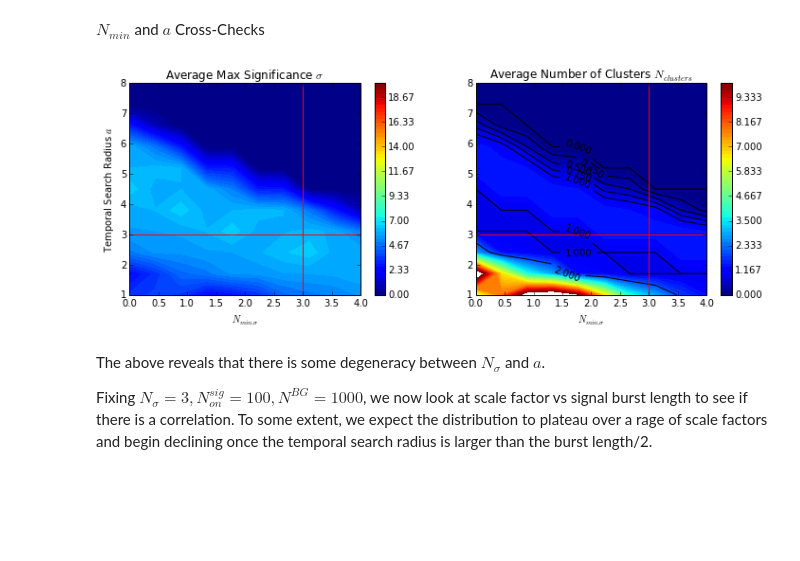
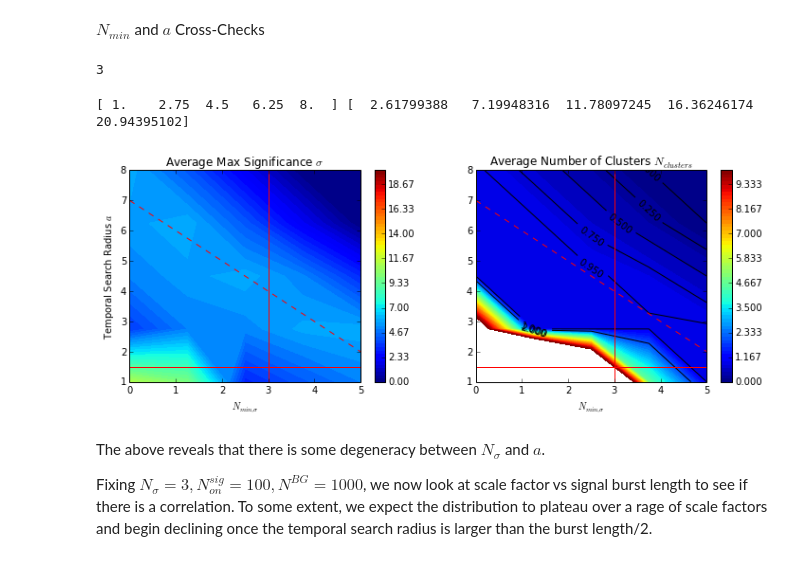
Before and after one commit to erccarls/time_var, a Jupyter notebook: Time_Var_DBSCAN/run_MC.ipynb, the cells around one changed output. Cells and saved outputs as stored; diff of their text form; code cells hidden in the pictures; blank space fills up the shorter version.

```diff
--- a/Time_Var_DBSCAN/run_MC.ipynb
+++ b/Time_Var_DBSCAN/run_MC.ipynb
@@ -21,8 +21,9 @@ import cPickle as pickle, numpy as np, matplotlib.pyplot as plt
 import psf# Module for gaussian PSF convolution
 
 # Universal Simulation Parameters
-sizeX,sizeY,sizeT = 5.,5.,48. # Define box size
-N_bg = 1000 # Number of background events to be distributed randomly
+sizeX,sizeY,sizeT = 10.,10.,48. # Define box size
+dens = 20 #dens/sq deg
+N_bg = dens*sizeX*sizeY # Number of background events to be distributed randomly
 r_68 = 1.0 # Spatial PSF size in degrees
 numProcs = 12 # How many CPU to use
 
@@ -81,10 +82,13 @@ Let us begin to answer these quesetions by simulating a source with \\(t_{burst}
 # %%
 import DBSCAN,MCSTATS,dbscan_indexed
 numSims = 6# number of simulations for each MC
-aList = np.logspace(0,1,20) # Scan search radius from 1-48 months.
-N_sigList = range(0,101,25)
-burst_Time = 4. # temporal length of source in months
-N_bg=1000
+#aList = np.logspace(0,1,20) # Scan search radius from 1-48 months.
+#N_sigList = range(0,101,25)
+
+aList = np.logspace(0,1,8) # Scan search radius from 1-48 months.
+N_sigList = range(0,101,33)
+
+burst_Time = 6. # temporal length of source in months
 
 reload(MCSTATS)
 reload(DBSCAN)
@@ -92,7 +96,7 @@ reload(DBSCAN)
 MS,MC = [],[]
 
 for N_sig in N_sigList:
-    mcSims=[RunSim(N_sig_on=N_sig,N_sig_off=0,t_burst=burst_Time) for i in range(numSims)]
+    mcSims=[RunSim(N_sig_on=N_sig,N_sig_off=0,t_burst=burst_Time) for k in range(numSims)]
     dbscanResults,sigs = [],[]
 
     for a in aList:
@@ -103,7 +107,7 @@ for N_sig in N_sigList:
         if nMin<3.: nMin=3 # If the number of events is less than three, DBSCAN won't work very well....
 
         # Send results to DBSCAN.  timeScale tells DBSCAN to multiply the times by the argument.
-        scan = MCSTATS.DBSCAN_Compute_Clusters(mcSims, eps=r_68,min_samples=nMin, timeScale=r_68/a,numProcs=numProcs,plot=False)
+        scan = MCSTATS.DBSCAN_Compute_Clusters(mcSims, eps=r_68,min_samples=nMin, timeScale=float(r_68)/a,numProcs=numProcs,plot=False)
 
         dbscanResults.append(scan)
         # Use annulus method here.
@@ -233,13 +244,11 @@ t_burst, a_max  5.0 3.5938136638
 \\(N_{min}\\) and \\(a\\) Cross-Checks
 # %%
 numSims = 6 # number of simulations for each MC
-burst = 6
-aList = np.linspace(1,8,11) # scale factors to scan over
-nMinSigmas = np.linspace(0,4,10)
+burst = 3
+aList = np.linspace(1,8,5) # scale factors to scan over
+nMinSigmas = np.linspace(0,5,5)
 
-N_bg=1000
-
-mcSims=[RunSim(N_sig_on=100,t_burst=burst, N_sig_off =0 ) for i in range(numSims)]
+mcSims=[RunSim(N_sig_on=50,t_burst=burst, N_sig_off =0 ) for l in range(numSims)]
 MS,MC = np.zeros(shape=(len(aList), len(nMinSigmas))) ,np.zeros(shape=(len(aList), len(nMinSigmas)) )
 
 
@@ -248,14 +257,16 @@ for i in range(len(aList)):
         dbscanResults,sigs = [],[]
 
         bgDensity = N_bg/(sizeX*sizeY) # 2d mean background density
-        expBG     = bgDensity*np.pi*r_68**2 * (2*aList[i]/sizeT) # expected number of events in a cylinder of height 2a
+        expBG     = bgDensity*np.pi*r_68**2 * (2*aList[i]/float(sizeT)) # expected number of events in a cylinder of height 2a
         #print "Search Radius=", a, " expected BG=", expBG , " TotalBG =", bgDensity*np.pi*r_68**2
         nMin = expBG + nMinSigmas[j]*np.sqrt(expBG)
+
         if nMin<3.:
             nMin=3# If the number of events is less than three, DBSCAN won't work very well....
             print nMin
 
         scan = MCSTATS.DBSCAN_Compute_Clusters(mcSims, eps=r_68,min_samples=nMin, timeScale=r_68/aList[i],numProcs=numProcs,plot=False)
+
         dbscanResults.append(scan)
         #sigs.append(MCSTATS.Cluster_Sigs_3d_Annulus(scan,mcSims,inner=1.25,outer=2.0))
         sigs.append(MCSTATS.Cluster_Sigs_BG_3d(scan,BGDensity=N_bg/float(sizeX*sizeY), totalTime = sizeT))
@@ -269,31 +280,42 @@ for i in range(len(aList)):
                     avgSig += np.max(s)
         MC[i][j] = count/float(len(a))
         MS[i][j] = avgSig/float(len(a))
+# %% [output]
+3
 # %%
 plt.figure(0,figsize=(12,4))
 plt.subplot(121)
 cs = plt.contourf(nMinSigmas,aList,MS,levels=np.linspace(0,20,61))
 plt.xlabel(r'$N_{min,\sigma}$')
 plt.ylabel(r'Temporal Search Radius $a$')
 cbar = plt.colorbar(cs)
 plt.axvline(3,c='r')
 plt.axhline(burst/2.,c='r')
+plt.plot(nMinSigmas,7-nMinSigmas,c='r',ls='--')
 plt.title('Average Max Significance $\sigma$')
 
 plt.subplot(122)
 cs = plt.contourf(nMinSigmas,aList,MC,levels=np.linspace(0,10,61))
 cbar = plt.colorbar(cs)
-cs = plt.contour(nMinSigmas,aList,MC,levels=[0,0.25,0.5,.75,1,2],colors='k')
+cs = plt.contour(nMinSigmas,aList,MC,levels=[0,0.25,0.5,.75,.95,1,2],colors='k')
+
 plt.clabel(cs)
 
 plt.axvline(3,c='r')
 plt.axhline(burst/2.,c='r')
 plt.xlabel(r'$N_{min,\sigma}$')
 plt.title('Average Number of Clusters $N_{clusters}$')
 
+
+bgDensity = N_bg/(sizeX*sizeY) # 2d mean background density
+expBG = bgDensity*np.pi*r_68**2 * (2*aList/sizeT)
+print aList, expBG
+
+plt.plot(nMinSigmas,7-nMinSigmas,c='r',ls='--')
 plt.show()
 # %% [output]
+[ 1.    2.75  4.5   6.25  8.  ] [  2.61799388   7.19948316  11.78097245  16.36246174  20.94395102]
-[figure, old version]
+[figure, new version]
 # %% [markdown]
 The above reveals that there is some degeneracy between \\(N_\sigma\\) and \\(a\\).
 
```
Also changed, not shown: parts of 12 cells of this notebook, 4 other files.
